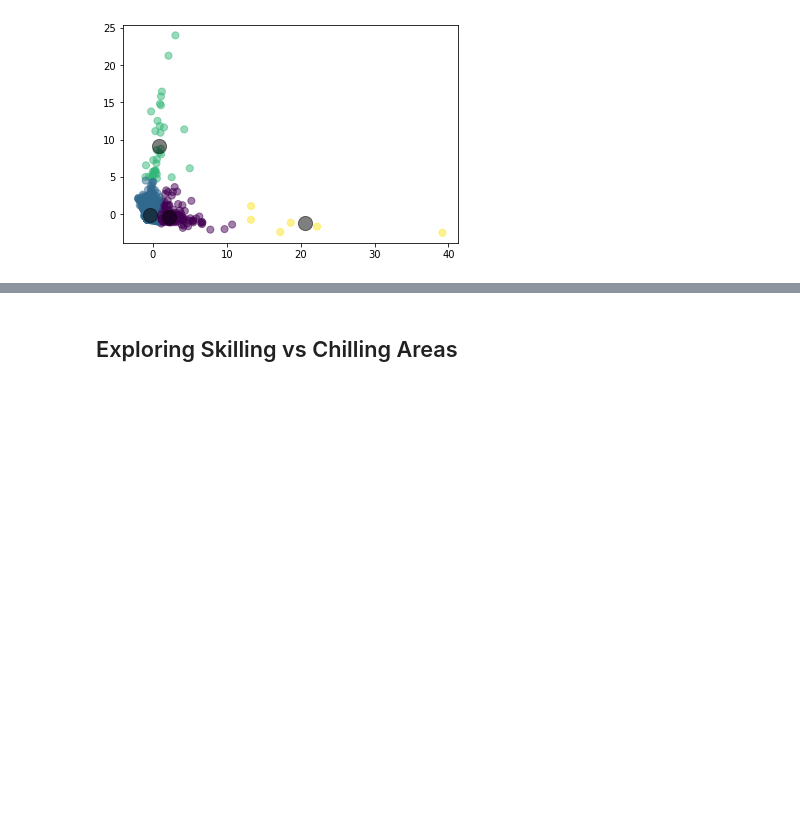
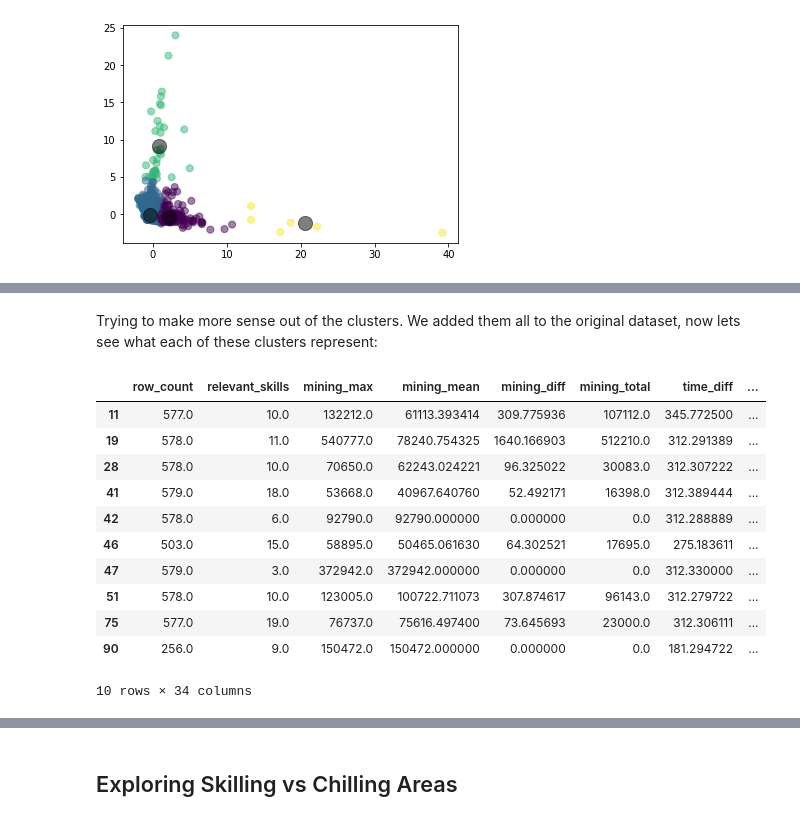
Before and after one commit to chriskok/BotClassification-OSRS, a Jupyter notebook: Classification-June2020.ipynb, the cells around one changed output, grey strips where cells are left out. Saved outputs shown, nothing was run; the diff lists cells and outputs as text; code cells hidden in the pictures; blank space fills up the shorter version.

Commit message:
Finished putting PCA data together to see clusters

```diff
--- a/Classification-June2020.ipynb
+++ b/Classification-June2020.ipynb
@@ -422,0 +423,5 @@ This looks MUCH more promising, looks seperable but much less intuitive.
+# %%
+subset_df = subset_df.reset_index(drop=True)
+fullpca_df = pd.concat([subset_df, principal_df], axis=1)
+print(fullpca_df.shape)
+fullpca_df.head()
@@ -422,0 +437,3 @@ This looks MUCH more promising, looks seperable but much less intuitive.
+# %%
+fullpca_df['cluster'] = pd.Series(y_kmeans, index=fullpca_df.index)
+fullpca_df.head()
@@ -422,0 +448,17 @@ This looks MUCH more promising, looks seperable but much less intuitive.
+# %% [markdown]
+Trying to make more sense out of the clusters. We added them all to the original dataset, now lets see what each of these clusters represent:
+# %%
+fullpca_df.loc[fullpca_df['cluster'] == 0].head(10)
+# %% [output]
+|  | row_count | relevant_skills | mining_max | mining_mean | mining_diff | mining_total | time_diff | ... |
+| 11 | 577.0 | 10.0 | 132212.0 | 61113.393414 | 309.775936 | 107112.0 | 345.772500 | ... |
+| 19 | 578.0 | 11.0 | 540777.0 | 78240.754325 | 1640.166903 | 512210.0 | 312.291389 | ... |
+| 28 | 578.0 | 10.0 | 70650.0 | 62243.024221 | 96.325022 | 30083.0 | 312.307222 | ... |
+| 41 | 579.0 | 18.0 | 53668.0 | 40967.640760 | 52.492171 | 16398.0 | 312.389444 | ... |
+| 42 | 578.0 | 6.0 | 92790.0 | 92790.000000 | 0.000000 | 0.0 | 312.288889 | ... |
+| 46 | 503.0 | 15.0 | 58895.0 | 50465.061630 | 64.302521 | 17695.0 | 275.183611 | ... |
+| 47 | 579.0 | 3.0 | 372942.0 | 372942.000000 | 0.000000 | 0.0 | 312.330000 | ... |
+| 51 | 578.0 | 10.0 | 123005.0 | 100722.711073 | 307.874617 | 96143.0 | 312.279722 | ... |
+| 75 | 577.0 | 19.0 | 76737.0 | 75616.497400 | 73.645693 | 23000.0 | 312.306111 | ... |
+| 90 | 256.0 | 9.0 | 150472.0 | 150472.000000 | 0.000000 | 0.0 | 181.294722 | ... |
+10 rows × 34 columns
```
Also changed, not shown: parts of 6 cells of this notebook.
